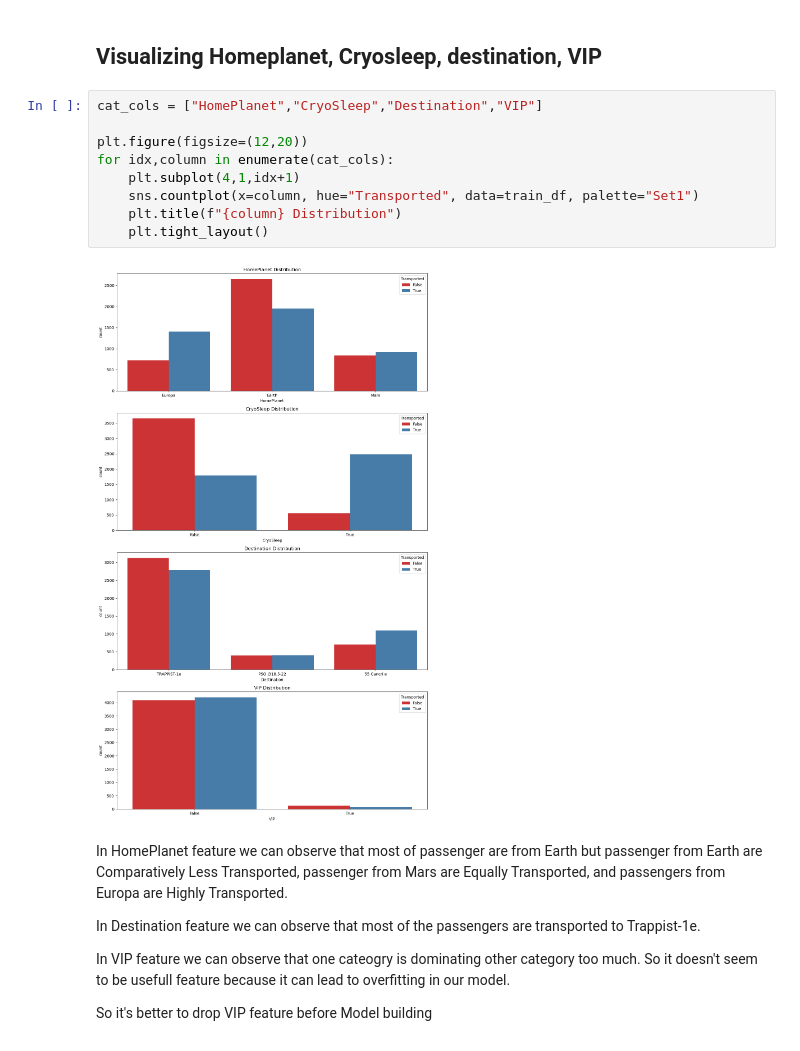
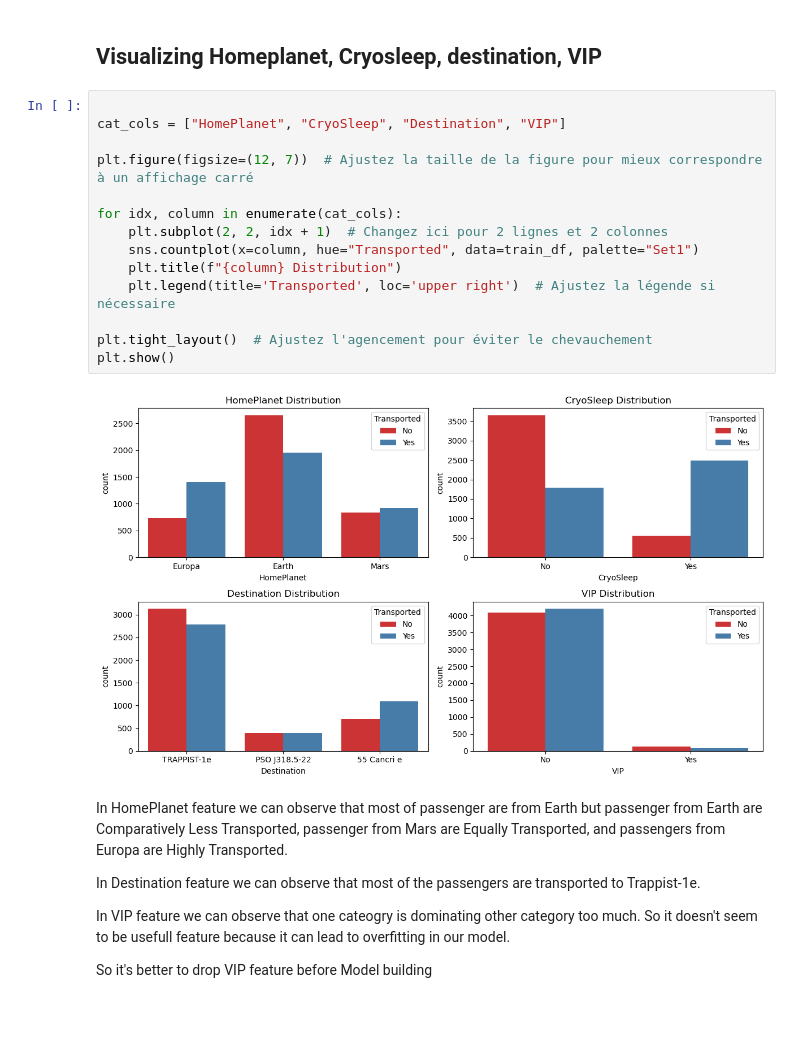
Before and after one commit to ColinAlAskA/Projet_ENSIIE_Apprentissage_Automatique, a Jupyter notebook: ml.ipynb, the cells around one changed output. Saved outputs shown, nothing was run; the diff lists cells and outputs as text; blank space fills up the shorter version.

```diff
--- a/ml.ipynb
+++ b/ml.ipynb
@@ -210,16 +216,21 @@ We can split Total Expenditure into different categories of expenditure like Low
 # %% [markdown]
 ## Visualizing Homeplanet, Cryosleep, destination, VIP
 # %%
-cat_cols = ["HomePlanet","CryoSleep","Destination","VIP"]
 
-plt.figure(figsize=(12,20))
-for idx,column in enumerate(cat_cols):
-    plt.subplot(4,1,idx+1)
+cat_cols = ["HomePlanet", "CryoSleep", "Destination", "VIP"]
+
+plt.figure(figsize=(12, 7))  # Ajustez la taille de la figure pour mieux correspondre à un affichage carré
+
+for idx, column in enumerate(cat_cols):
+    plt.subplot(2, 2, idx + 1)  # Changez ici pour 2 lignes et 2 colonnes
     sns.countplot(x=column, hue="Transported", data=train_df, palette="Set1")
     plt.title(f"{column} Distribution")
-    plt.tight_layout()
+    plt.legend(title='Transported', loc='upper right')  # Ajustez la légende si nécessaire
+
+plt.tight_layout()  # Ajustez l'agencement pour éviter le chevauchement
+plt.show()
 # %% [output]
-[figure, old version]
+[figure, new version]
 # %% [markdown]
 In HomePlanet feature we can observe that most of passenger are from Earth but passenger from Earth are Comparatively Less Transported, passenger from Mars are Equally Transported, and passengers from Europa are Highly Transported.
 
```
Also changed, not shown: parts of 4 cells of this notebook.
